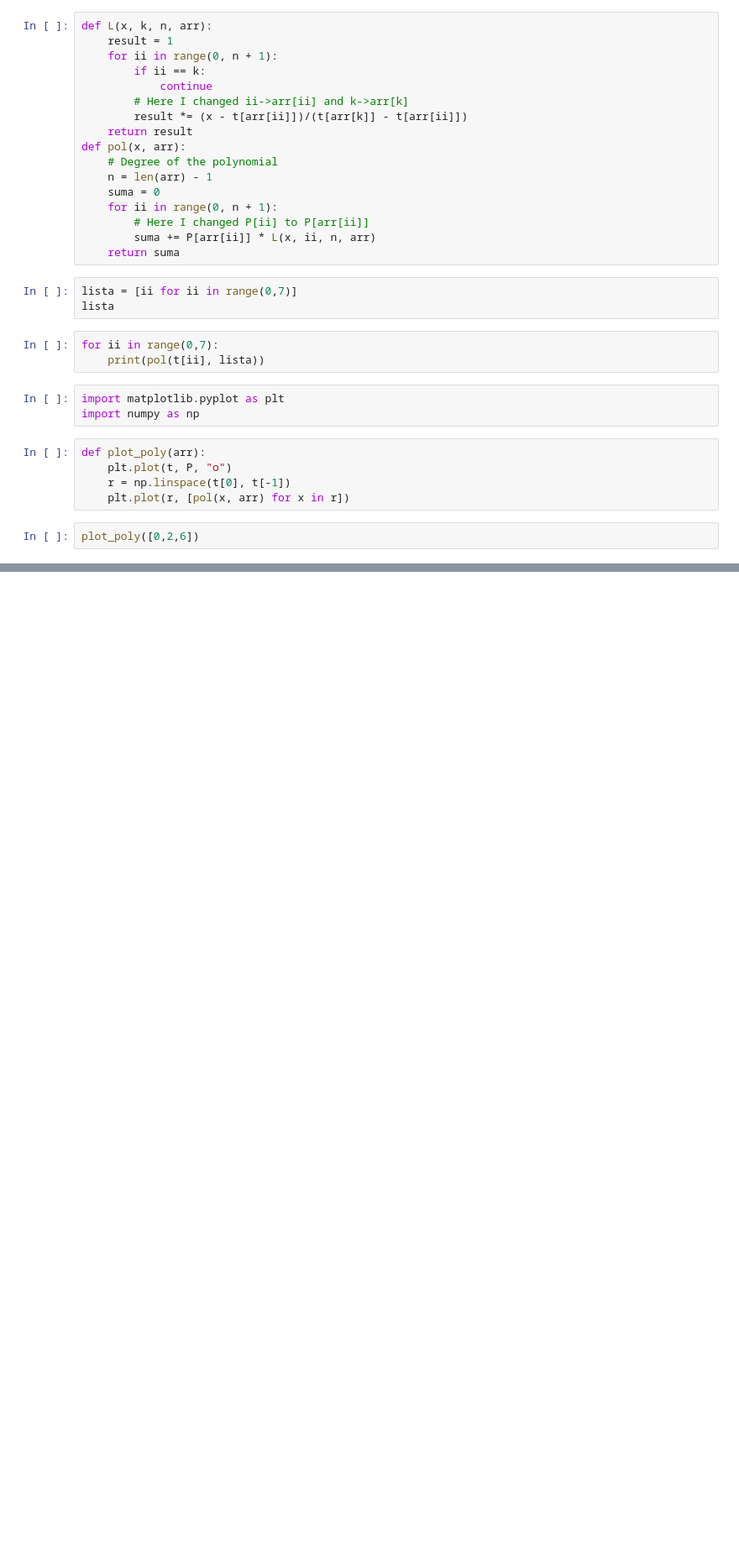
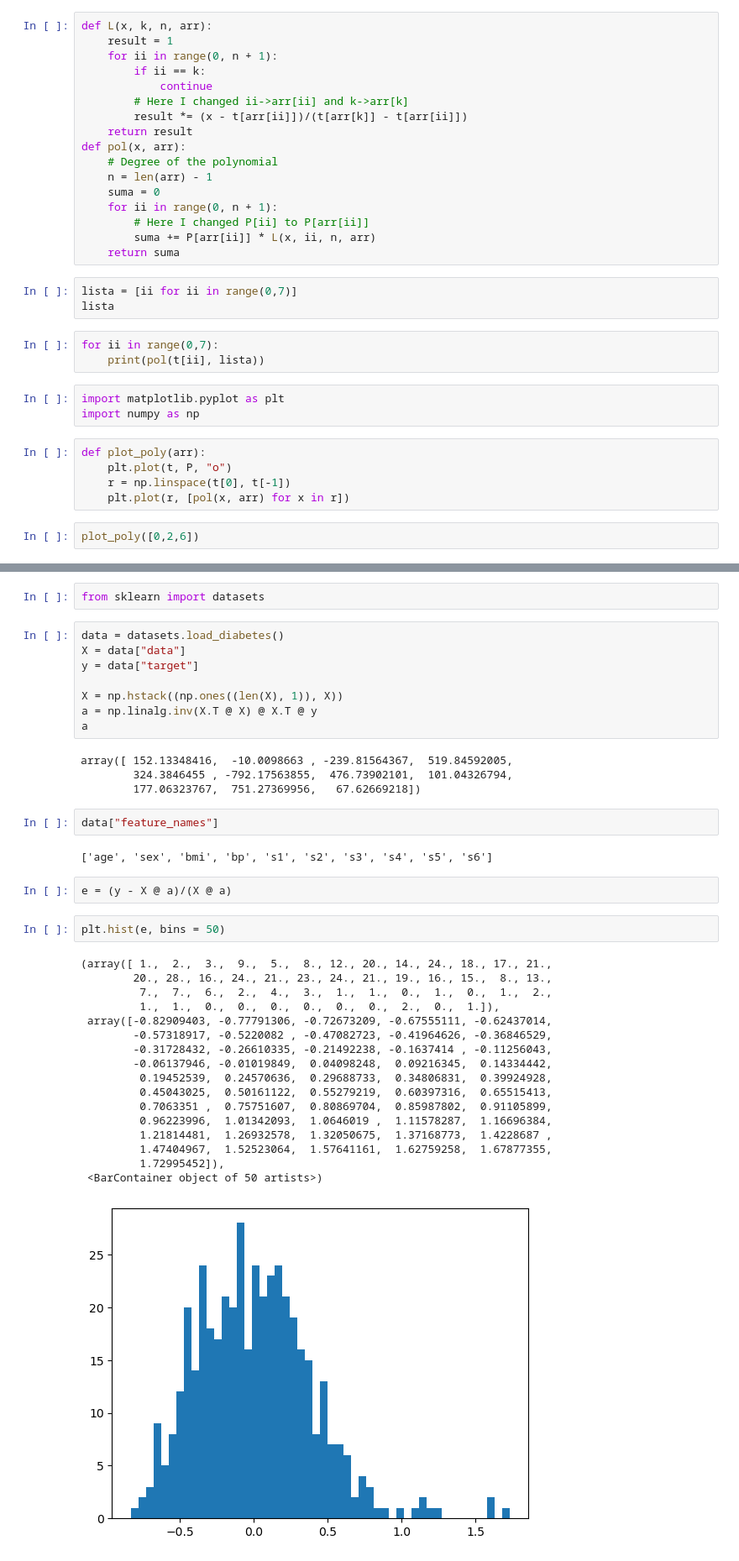
Before and after one commit to julianjica/ModSim, a Jupyter notebook: notebooks/thirdClass.ipynb, the cells around one changed output, grey strips where cells are left out. Shown at 84% size. Cells and saved outputs as stored; diff of their text form; blank space fills up the shorter version.

```diff
--- a/notebooks/thirdClass.ipynb
+++ b/notebooks/thirdClass.ipynb
@@ -38,0 +139,40 @@ plot_poly([0,2,6])
+# %%
+from sklearn import datasets
+# %%
+data = datasets.load_diabetes()
+X = data["data"]
+y = data["target"]
+
+X = np.hstack((np.ones((len(X), 1)), X))
+a = np.linalg.inv(X.T @ X) @ X.T @ y
+a
+# %% [output]
+array([ 152.13348416,  -10.0098663 , -239.81564367,  519.84592005,
+        324.3846455 , -792.17563855,  476.73902101,  101.04326794,
+        177.06323767,  751.27369956,   67.62669218])
+# %%
+data["feature_names"]
+# %% [output]
+['age', 'sex', 'bmi', 'bp', 's1', 's2', 's3', 's4', 's5', 's6']
+# %%
+e = (y - X @ a)/(X @ a)
+# %%
+plt.hist(e, bins = 50)
+# %% [output]
+(array([ 1.,  2.,  3.,  9.,  5.,  8., 12., 20., 14., 24., 18., 17., 21.,
+        20., 28., 16., 24., 21., 23., 24., 21., 19., 16., 15.,  8., 13.,
+         7.,  7.,  6.,  2.,  4.,  3.,  1.,  1.,  0.,  1.,  0.,  1.,  2.,
+         1.,  1.,  0.,  0.,  0.,  0.,  0.,  0.,  2.,  0.,  1.]),
+ array([-0.82909403, -0.77791306, -0.72673209, -0.67555111, -0.62437014,
+        -0.57318917, -0.5220082 , -0.47082723, -0.41964626, -0.36846529,
+        -0.31728432, -0.26610335, -0.21492238, -0.1637414 , -0.11256043,
+        -0.06137946, -0.01019849,  0.04098248,  0.09216345,  0.14334442,
+         0.19452539,  0.24570636,  0.29688733,  0.34806831,  0.39924928,
+         0.45043025,  0.50161122,  0.55279219,  0.60397316,  0.65515413,
+         0.7063351 ,  0.75751607,  0.80869704,  0.85987802,  0.91105899,
+         0.96223996,  1.01342093,  1.0646019 ,  1.11578287,  1.16696384,
+         1.21814481,  1.26932578,  1.32050675,  1.37168773,  1.4228687 ,
+         1.47404967,  1.52523064,  1.57641161,  1.62759258,  1.67877355,
+         1.72995452]),
+ <BarContainer object of 50 artists>)
+[figure, added]
```
Also changed, not shown: parts of 30 cells of this notebook.
